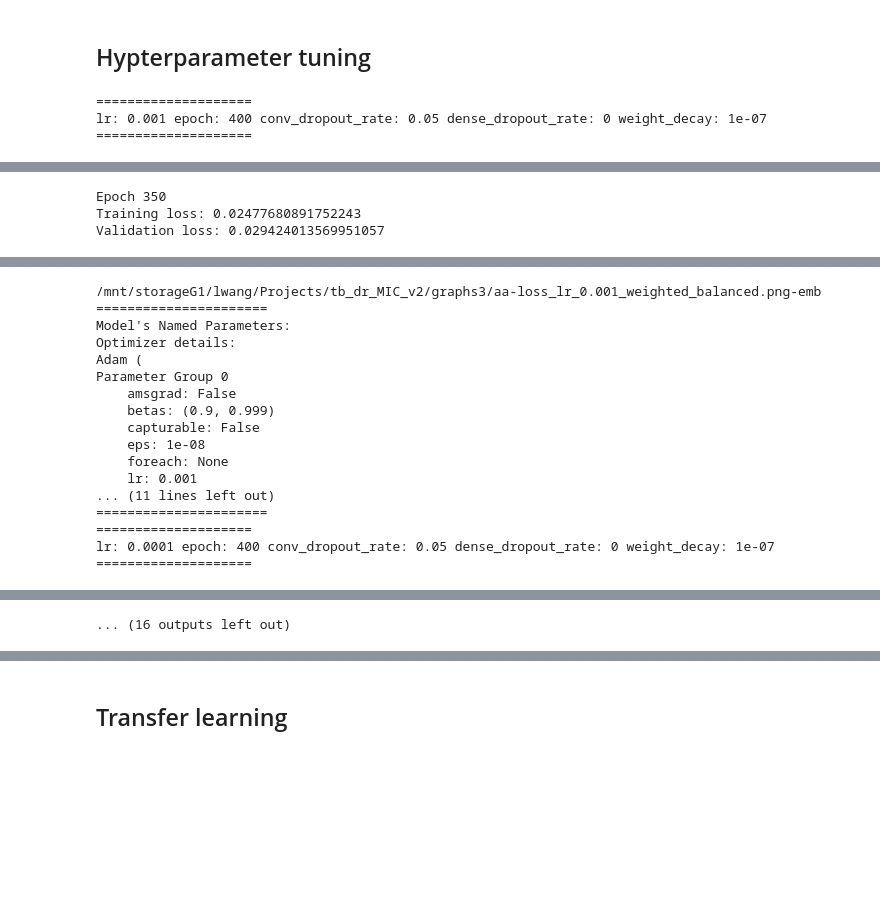
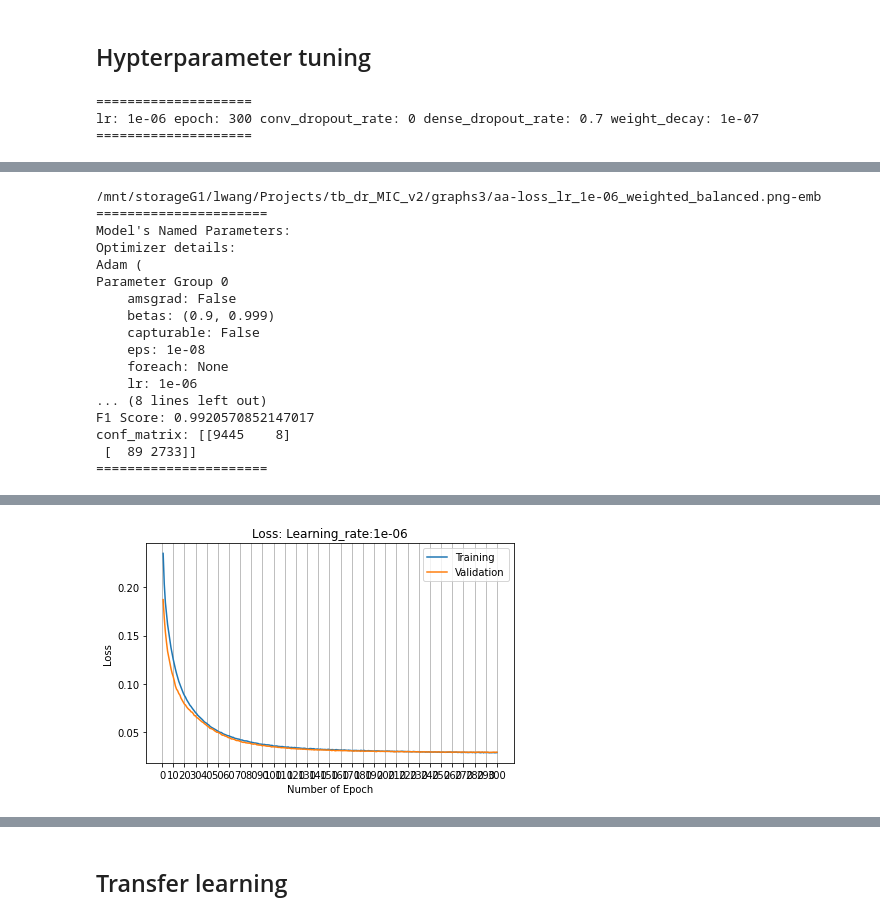
Before and after one commit to linfeng-wang/tb_dr_MIC_v2, a Jupyter notebook: individual_models/transferlearning_emb.ipynb, the cells around one changed output, grey strips where cells are left out. Saved outputs shown, nothing was run; the diff lists cells and outputs as text; code cells hidden in the pictures; blank space fills up the shorter version.

```diff
--- a/individual_models/transferlearning_emb.ipynb
+++ b/individual_models/transferlearning_emb.ipynb
@@ -400,7 +421,7 @@ class Model(nn.Module):
         filter_length=25,
         num_conv_layers=2,
         filter_scaling_factor=1,  # New parameter
-        num_dense_neurons=256,
+        num_dense_neurons=128,
         num_dense_layers=2,
         conv_dropout_rate=0.0,
         dense_dropout_rate=0.2,
@@ -443,13 +464,13 @@ class Model(nn.Module):
         self.dense_layers = nn.ModuleList(
             self._dense_layer(input_dim, num_dense_neurons)
             for input_dim in [45984]
-            + [num_dense_neurons] * (num_dense_layers - 1) #how does this work?
+            + [num_dense_neurons] * (num_dense_layers - 1)
         )
 
         # self.dense_layers = nn.ModuleList(
             # self._dense_layer(input_dim, num_dense_neurons)
             # for input_dim in [current_num_filters2]
-            # + [num_dense_neurons] * (num_dense_layers - 1) #how does this work?
+            # + [num_dense_neurons] * (num_dense_layers - 1)
         # )
 
         self.prediction_layer = (
@@ -551,14 +572,14 @@ class EarlyStopper:
 # %% [markdown]
 ## Hypterparameter tuning
 # %%
-for lr in [ 1e-3, 1e-4, 1e-5,  1e-6,  1e-7,  1e-8]:
-    for dr in [0]:
+for lr in [1e-6]:
+    for dr in [0.7]:
 
         #input parameter
         lr = lr
         # lr = 0.0001
-        epoch = 400
-        conv_dropout_rate=0.05
+        epoch = 300
+        conv_dropout_rate=0
         dense_dropout_rate=dr
         weight_decay=1e-7
 
@@ -568,7 +589,7 @@ for lr in [ 1e-3, 1e-4, 1e-5,  1e-6,  1e-7,  1e-8]:
         ######################################
 
         model = Model(
-        num_classes=6,
+        num_classes=2,
         num_filters=64,
         num_conv_layers=2,
         # num_dense_neurons=256, # batch_size = 64
@@ -750,11 +771,8 @@ for lr in [ 1e-3, 1e-4, 1e-5,  1e-6,  1e-7,  1e-8]:
         print("======================")
         # doubling_dilution_accuracy = np.mean([is_within_doubling_dilution(pred, true, target_min, target_max) for pred, true in zip(pred_list, target_list)])
         # print("Doubling Dilution Accuracy:", doubling_dilution_accuracy)
-
-%%javascript
-IPython.notebook.save_notebook()
 # %% [output]
 ====================
-lr: 0.001 epoch: 400 conv_dropout_rate: 0.05 dense_dropout_rate: 0 weight_decay: 1e-07
+lr: 1e-06 epoch: 300 conv_dropout_rate: 0 dense_dropout_rate: 0.7 weight_decay: 1e-07
 ====================
 Epoch 50
@@ -778,3 +797,17 @@ Validation loss: 0.02947097271680832
-Epoch 350
-Training loss: 0.02477680891752243
-Validation loss: 0.029424013569951057
+/mnt/storageG1/lwang/Projects/tb_dr_MIC_v2/graphs3/aa-loss_lr_1e-06_weighted_balanced.png-emb
+======================
+Model's Named Parameters:
+Optimizer details:
+Adam (
+Parameter Group 0
+    amsgrad: False
+    betas: (0.9, 0.999)
+    capturable: False
+    eps: 1e-08
+    foreach: None
+    lr: 1e-06
+... (8 lines left out)
+F1 Score: 0.9920570852147017
+conf_matrix: [[9445    8]
+ [  89 2733]]
+======================
@@ -785,17 +813,0 @@ Validation loss: 0.029702141880989075
-/mnt/storageG1/lwang/Projects/tb_dr_MIC_v2/graphs3/aa-loss_lr_0.001_weighted_balanced.png-emb
-======================
-Model's Named Parameters:
-Optimizer details:
-Adam (
-Parameter Group 0
-    amsgrad: False
-    betas: (0.9, 0.999)
-    capturable: False
-    eps: 1e-08
-    foreach: None
-    lr: 0.001
-... (11 lines left out)
-======================
-====================
-lr: 0.0001 epoch: 400 conv_dropout_rate: 0.05 dense_dropout_rate: 0 weight_decay: 1e-07
-====================
@@ -808 +814 @@ Validation loss: 0.02811952494084835
-... (16 outputs left out)
+[figure, added]
```
Also changed, not shown: parts of 11 cells of this notebook, 10 other files.
